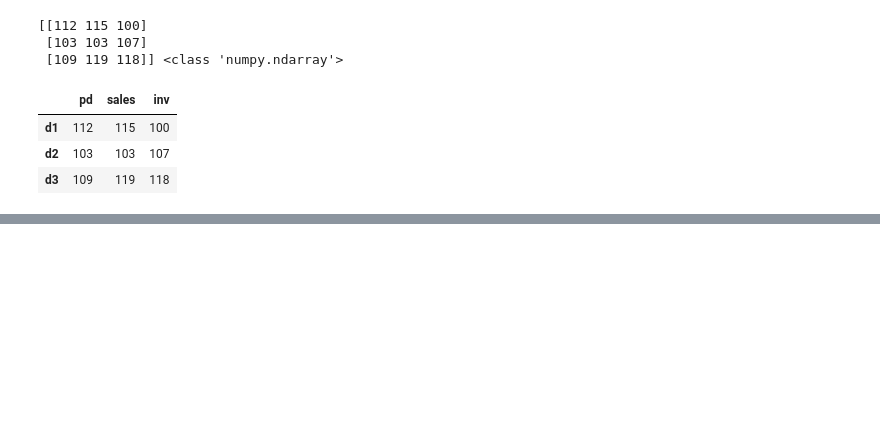
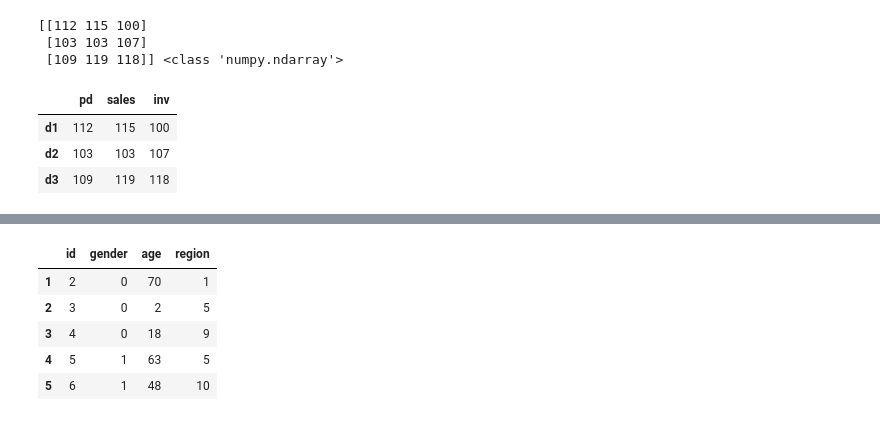
Before and after one commit to windyday0622/windyday, a Jupyter notebook: m3_분석 라이브러리/ pandas_1_데이터_구조.ipynb, the cells around one changed output, grey strips where cells are left out. Drawn from its saved outputs; the diff is of its cells as text; code cells hidden in the pictures; blank space fills up the shorter version.

```diff
--- a/m3_분석 라이브러리/ pandas_1_데이터_구조.ipynb
+++ b/m3_분석 라이브러리/ pandas_1_데이터_구조.ipynb
@@ -284,0 +522,10 @@ df
+# %%
+df.drop([0], axis=0, inplace=True)
+df.head()
+# %% [output]
+|  | id | gender | age | region |
+| 1 | 2 | 0 | 70 | 1 |
+| 2 | 3 | 0 | 2 | 5 |
+| 3 | 4 | 0 | 18 | 9 |
+| 4 | 5 | 1 | 63 | 5 |
+| 5 | 6 | 1 | 48 | 10 |
```
Also changed, not shown: parts of 25 cells of this notebook.
